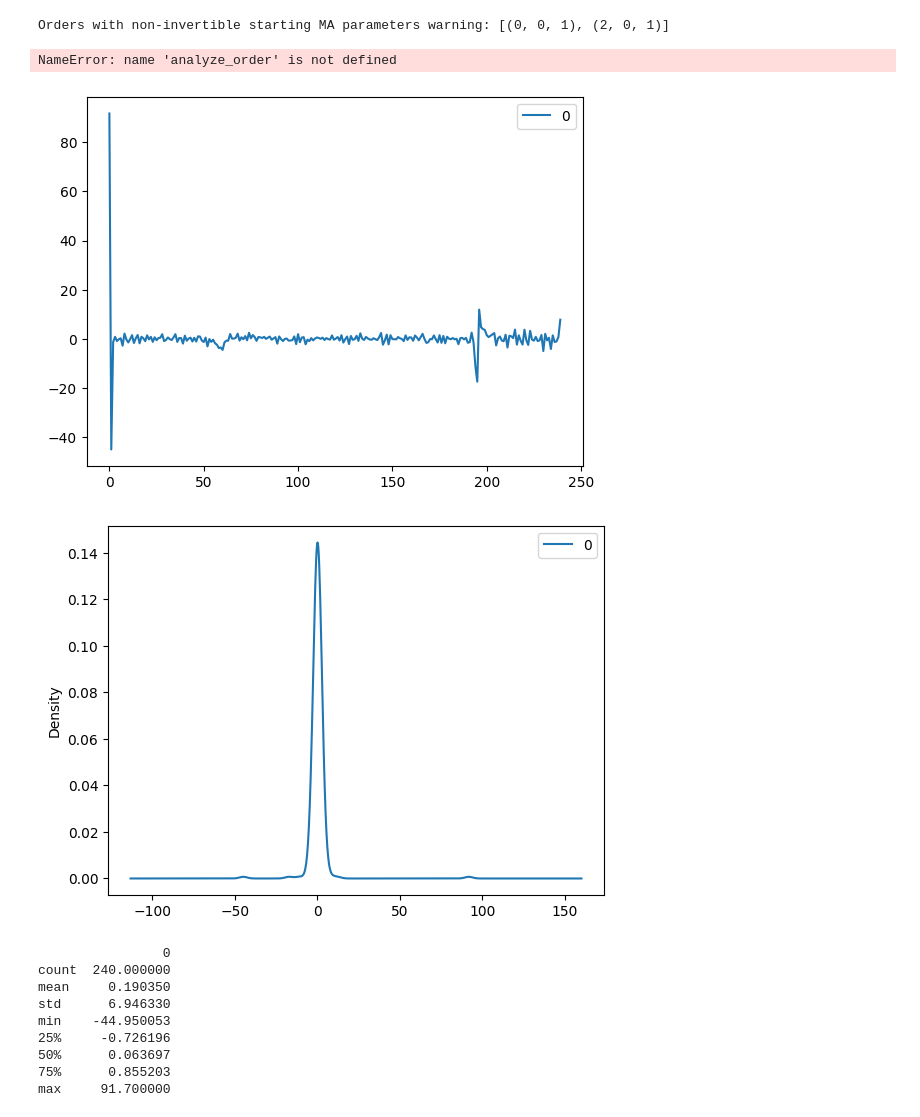
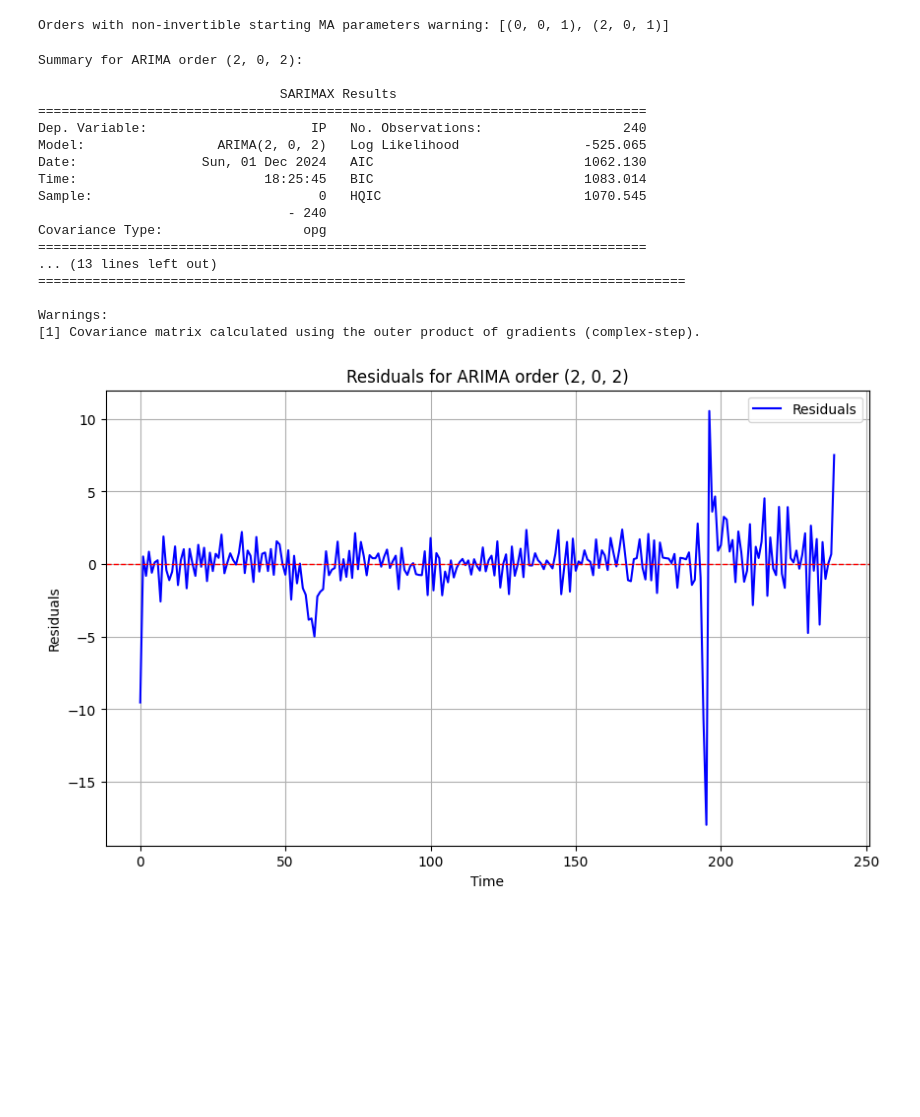
Before and after one commit to lorenzrossi/GaR, a Jupyter notebook: src/arima_test.ipynb, the cells around one changed output. Drawn from its saved outputs; the diff is of its cells as text; code cells hidden in the pictures; blank space fills up the shorter version.

Commit message:
added best model and ljung box functions

```diff
--- a/src/arima_test.ipynb
+++ b/src/arima_test.ipynb
@@ -104,33 +102,24 @@ for order in orders:
 print("Orders with non-invertible starting MA parameters warning:", warning_orders)
 # %% [output]
 Orders with non-invertible starting MA parameters warning: [(0, 0, 1), (2, 0, 1)]
-# %%
-analyze_order((1, 1, 1), order_results)
-# %% [output]
-NameError: name 'analyze_order' is not defined
-# %%
-# line plot of residuals
-residuals = pd.DataFrame(model_fit.resid)
-residuals.plot()
-plt.show()
-# %% [output]
-[figure, removed]
-# %%
-# density plot of residuals
-residuals.plot(kind='kde')
-plt.show()
-# %% [output]
-[figure, removed]
-# %%
-# summary stats of residuals
-print(residuals.describe())
-# %% [output]
-                0
-count  240.000000
-mean     0.190350
-std      6.946330
-min    -44.950053
-25%     -0.726196
-50%      0.063697
-75%      0.855203
-max     91.700000
+# %%
+analyze_order((2, 0, 2), order_results)
+# %% [output]
+Summary for ARIMA order (2, 0, 2):
+
+                               SARIMAX Results
+==============================================================================
+Dep. Variable:                     IP   No. Observations:                  240
+Model:                 ARIMA(2, 0, 2)   Log Likelihood                -525.065
+Date:                Sun, 01 Dec 2024   AIC                           1062.130
+Time:                        18:25:45   BIC                           1083.014
+Sample:                             0   HQIC                          1070.545
+                                - 240
+Covariance Type:                  opg
+==============================================================================
+... (13 lines left out)
+===================================================================================
+
+Warnings:
+[1] Covariance matrix calculated using the outer product of gradients (complex-step).
+[figure, added]
```
Also changed, not shown: parts of 1 cell of this notebook, 1 other file.
